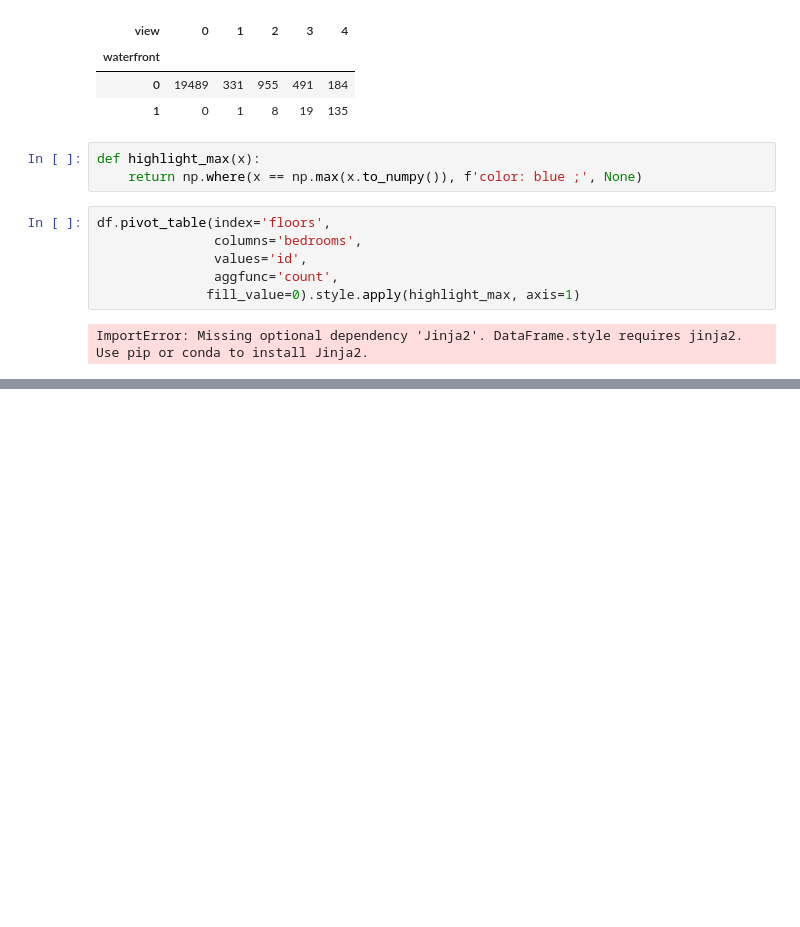
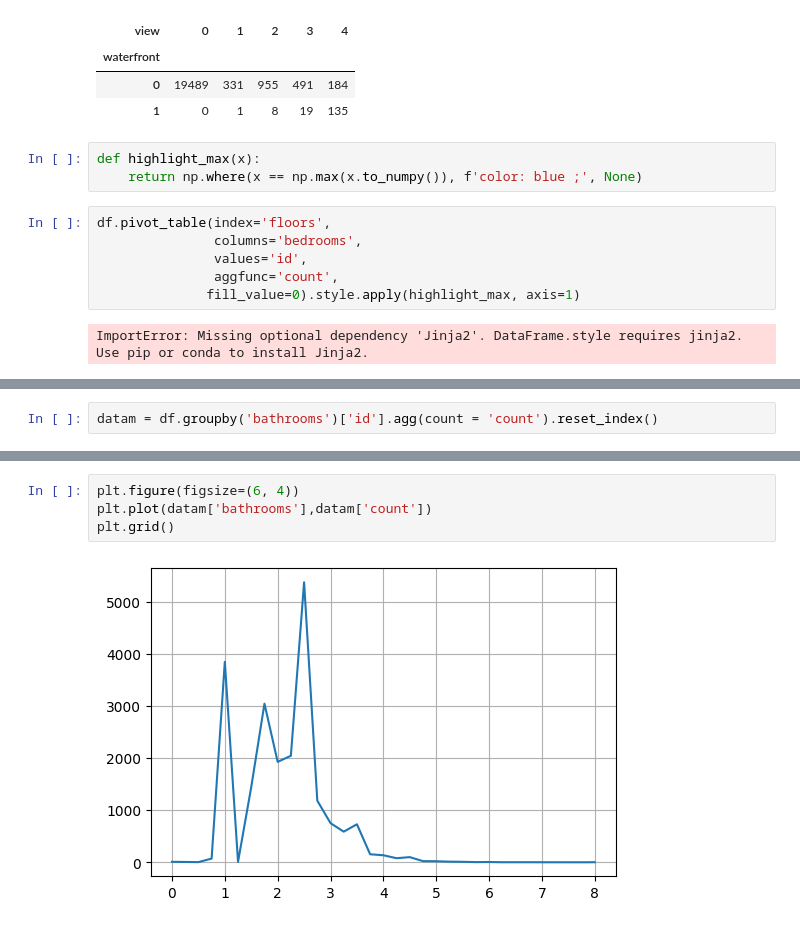
Before and after one commit to Arad540/Python_LibraryCourse, a Jupyter notebook: Sem4Homework.ipynb, the cells around one changed output, grey strips where cells are left out. Cells and saved outputs as stored; diff of their text form; blank space fills up the shorter version.

```diff
--- a/Sem4Homework.ipynb
+++ b/Sem4Homework.ipynb
@@ -306,0 +332,2 @@ df.pivot_table(index='condition',
+# %%
+datam = df.groupby('bathrooms')['id'].agg(count = 'count').reset_index()
@@ -306,0 +354,6 @@ df.pivot_table(index='condition',
+# %%
+plt.figure(figsize=(6, 4))
+plt.plot(datam['bathrooms'],datam['count'])
+plt.grid()
+# %% [output]
+[figure, added]
```
Also changed, not shown: parts of 8 cells of this notebook.
